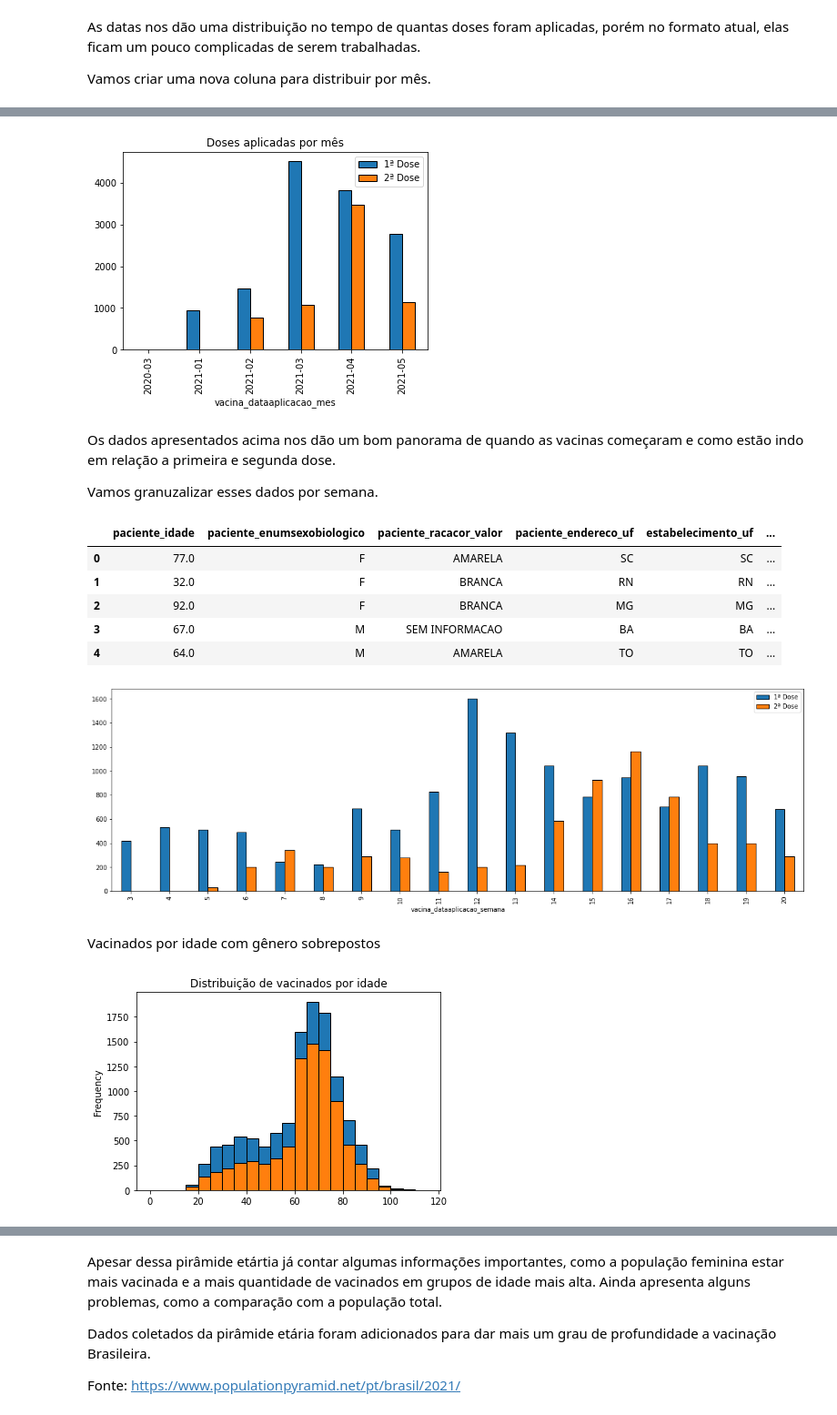
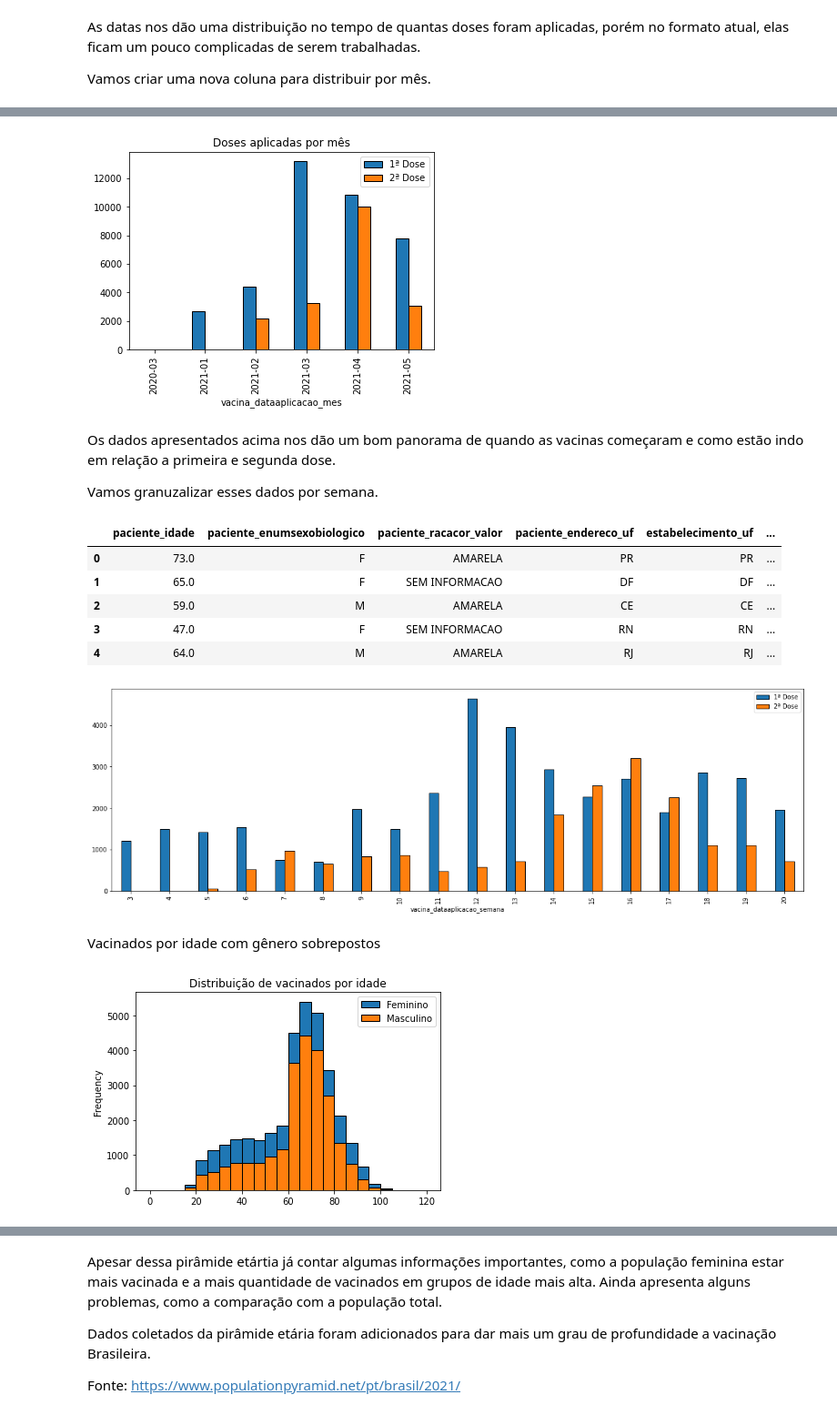
Before and after one commit to willianrocha/bootcamp-datascience-alura, a Jupyter notebook: module_1/ds_mod1_project.ipynb, the cells around one changed output, grey strips where cells are left out. Shown: that part at 91% size. Cells and saved outputs as stored; diff of their text form; code cells hidden in the pictures.

```diff
--- a/module_1/ds_mod1_project.ipynb
+++ b/module_1/ds_mod1_project.ipynb
@@ -45,8 +45,12 @@ cut part-00000-6bab261e-57eb-41e1-9523-8487c4a7c57c-c000.csv -d ";" -f3,5,7,12,2
 # %% [markdown]
 A base de dados ainda está muito grande para ser trabalhada livremente. Então, antes de começar as análises, extraí uma amostra com 20 mil linhas e já deixei preparado em um CSV.
 # %%
-!cp "/content/drive/MyDrive/alura/bootcamp-data-science/sample20k_v3.csv" .
-dados = pd.read_csv("/content/sample20k_v3.csv", encoding="ISO-8859-1", sep=",")
+# trocando de 20k amostras para 0.1% (57442)
+#!cp "/content/drive/MyDrive/alura/bootcamp-data-science/sample20k_v3.csv" .
+# dados = pd.read_csv("/content/sample20k_v3.csv", encoding="ISO-8859-1", sep=",")
+!cp "/content/drive/MyDrive/alura/bootcamp-data-science/sample_1percent.csv" .
+dados = pd.read_csv("/content/sample_1percent.csv", encoding="ISO-8859-1", sep=",")
+
 dados.head()
 # %% [output]
 |  | paciente_idade | paciente_enumsexobiologico | paciente_racacor_valor | paciente_endereco_uf | estabelecimento_uf | ... |
@@ -90,6 +94,9 @@ Listei todos os valores, montei uma planilha do excel e fui mapeando para os nom
 # %%
-!cp "/content/drive/MyDrive/alura/bootcamp-data-science/vaccines_normalization.csv" .
-label_vacinas = pd.read_csv("/content/vaccines_normalization.csv",
+#!cp "/content/drive/MyDrive/alura/bootcamp-data-science/vaccines_normalization.csv" .
+#label_vacinas = pd.read_csv("/content/vaccines_normalization.csv",
+#                            encoding="ISO-8859-1", sep=",")
+!cp "/content/drive/MyDrive/alura/bootcamp-data-science/vaccines_normalization_v2.csv" .
+label_vacinas = pd.read_csv("/content/vaccines_normalization_v2.csv",
                             encoding="ISO-8859-1", sep=",")
 label_vacinas = label_vacinas.set_index('label')
 label_vacinas = label_vacinas.to_dict()
@@ -101,5 +108,9 @@ for vc in dados['vacina_fabricante_nome']:
   else:
     vacinas_normalizada.append('Unknown')
 dados['vacina_fabricante_nome_n'] = vacinas_normalizada
+
+# Removendo outlier de "Dose unica"
+dados = dados.drop(52217)
+
 dados['vacina_fabricante_nome_n'].value_counts()
 # %% [output]
@@ -172,7 +183,7 @@ ax.set_title("Doses aplicadas por mês")
 ax.legend(["1ª Dose", "2ª Dose"])
 plt.show()
 # %% [output]
-[figure, old version]
+[figure, new version]
 # %% [markdown]
 Os dados apresentados acima nos dão um bom panorama de quando as vacinas começaram e como estão indo em relação a primeira e segunda dose.
 
@@ -186,11 +197,11 @@ dados['vacina_dataaplicacao_semana'] = \
 dados.head()
 # %% [output]
 |  | paciente_idade | paciente_enumsexobiologico | paciente_racacor_valor | paciente_endereco_uf | estabelecimento_uf | ... |
-| 0 | 77.0 | F | AMARELA | SC | SC | ... |
-| 1 | 32.0 | F | BRANCA | RN | RN | ... |
-| 2 | 92.0 | F | BRANCA | MG | MG | ... |
-| 3 | 67.0 | M | SEM INFORMACAO | BA | BA | ... |
-| 4 | 64.0 | M | AMARELA | TO | TO | ... |
+| 0 | 73.0 | F | AMARELA | PR | PR | ... |
+| 1 | 65.0 | F | SEM INFORMACAO | DF | DF | ... |
+| 2 | 59.0 | M | AMARELA | CE | CE | ... |
+| 3 | 47.0 | F | SEM INFORMACAO | RN | RN | ... |
+| 4 | 64.0 | M | AMARELA | RJ | RJ | ... |
 # %%
 ax = dados.groupby(['vacina_dataaplicacao_semana','vacina_descricao_dose']) \
   .size().unstack().plot(kind='bar', figsize=(20,6), edgecolor='black')
@@ -198,14 +209,19 @@ ax.legend(["1ª Dose", "2ª Dose"])
 l = ax.get_legend()
 plt.show()
 # %% [output]
-[figure, old version]
+[figure, new version]
 # %% [markdown]
 Vacinados por idade com gênero sobrepostos
 # %%
+import matplotlib.patches as mpatches
 bins_idade = [x for x in range(0,120,5)]
-# bins_idade.append(120)
+bins_idade.append(120)
 ax = dados.groupby('paciente_enumsexobiologico')['paciente_idade'].plot(kind='hist', bins=bins_idade,
                              edgecolor='black',# orientation='horizontal',
                              title="Distribuição de vacinados por idade")
+st_shot = mpatches.Patch(facecolor='#1f76b4', edgecolor='k', label="Feminino")
+nd_shot = mpatches.Patch(facecolor='#ff7e0e', edgecolor='k', label="Masculino")
+plt.legend(handles=[st_shot, nd_shot])
+plt.show()
 # %% [output]
-[figure, old version]
+[figure, new version]
```
Also changed, not shown: parts of 24 cells of this notebook.
